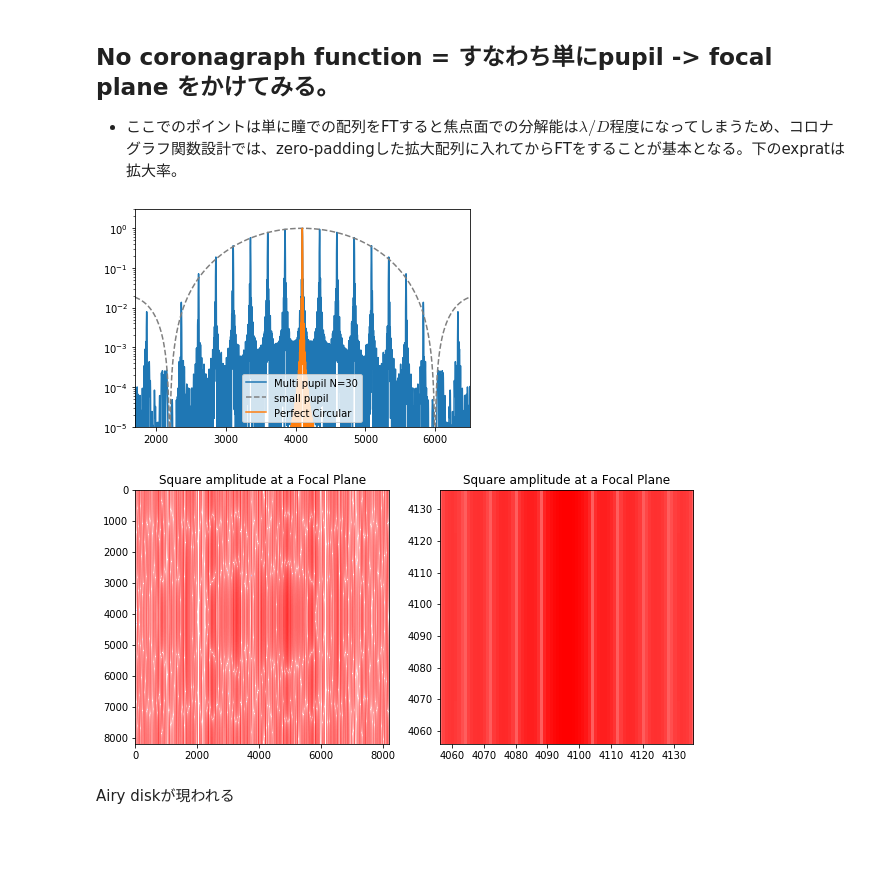
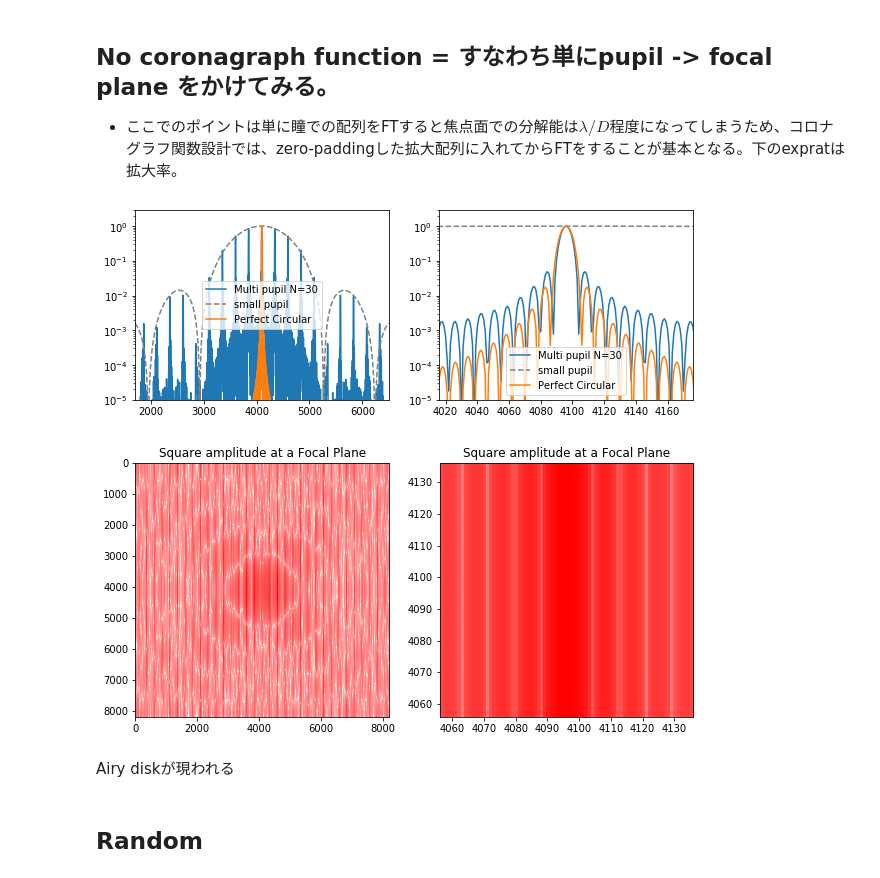
Before and after one commit to HajimeKawahara/fossim, a Jupyter notebook: ipynb/Multipupil .ipynb, the cells around one changed output. Cells and saved outputs as stored; diff of their text form; code cells hidden in the pictures; blank space fills up the shorter version.

Commit message:
multi pupil 2

```diff
--- a/ipynb/Multipupil .ipynb
+++ b/ipynb/Multipupil .ipynb
@@ -99,7 +99,7 @@ plt.ylim(10**7,10**13)
 pupa = pw.wg_plain_wave(n,pos_star)
 Nw=30
 dl=1/(Nw+1)
-dlt=1/(100+1)
+dlt=1/(2*Nw+1)
 mask=mc.p2pm_circular(pupa,[np.ones(Nw)*n/2,(np.array(range(Nw))+1)*dl*n],n/4*dlt)
 pupa[mask]=0.0+0.0j
 # %%
@@ -125,18 +125,31 @@ exprat=8 #oversampling factor at a focal plane
 foca = nc.cf_no_coronagraph(pupa,exprat=exprat)
 # %%
 ifocal=np.abs(foca)**2
+
+fig=plt.figure(figsize=(10,3.5))
+ax=fig.add_subplot(121)
 #plt.plot(np.abs(foca[:,int(n*exprat/2)])**2)
 plt.plot(ifocal[int(n*exprat/2),:]/np.max(ifocal),label="Multi pupil N="+str(Nw))
 plt.plot(ifocal[:,int(n*exprat/2)]/np.max(ifocal),label="small pupil",ls="dashed",color="gray")
 plt.plot(ifocal_perfect[int(n*exprat/2),:]/np.max(ifocal_perfect),label="Perfect Circular")
 plt.legend()
 plt.yscale("log")
 Q=300
 plt.xlim(nx/2-Q*exprat,nx/2+Q*exprat)
 plt.ylim(10**-5,3.0)
+ax=fig.add_subplot(122)
+plt.plot(ifocal[int(n*exprat/2),:]/np.max(ifocal),label="Multi pupil N="+str(Nw))
+plt.plot(ifocal[:,int(n*exprat/2)]/np.max(ifocal),label="small pupil",ls="dashed",color="gray")
+plt.plot(ifocal_perfect[int(n*exprat/2),:]/np.max(ifocal_perfect),label="Perfect Circular")
+plt.legend()
+plt.yscale("log")
+Q=10
+plt.xlim(nx/2-Q*exprat,nx/2+Q*exprat)
+plt.ylim(10**-5,3.0)
+
 plt.savefig("mp"+str(Nw)+".png")
 # %% [output]
-[figure, old version]
+[figure, new version]
 # %%
 #表示
 fig=plt.figure(figsize=(10,10))
@@ -154,6 +167,8 @@ plt.ylim(ny/2-5*exprat,ny/2+5*exprat)
 plt.title("Square amplitude at a Focal Plane")
 plt.show()
 # %% [output]
-[figure, old version]
+[figure, new version]
 # %% [markdown]
 Airy diskが現われる
+# %% [markdown]
+## Random
```
Also changed, not shown: parts of 5 cells of this notebook, 1 other file.
